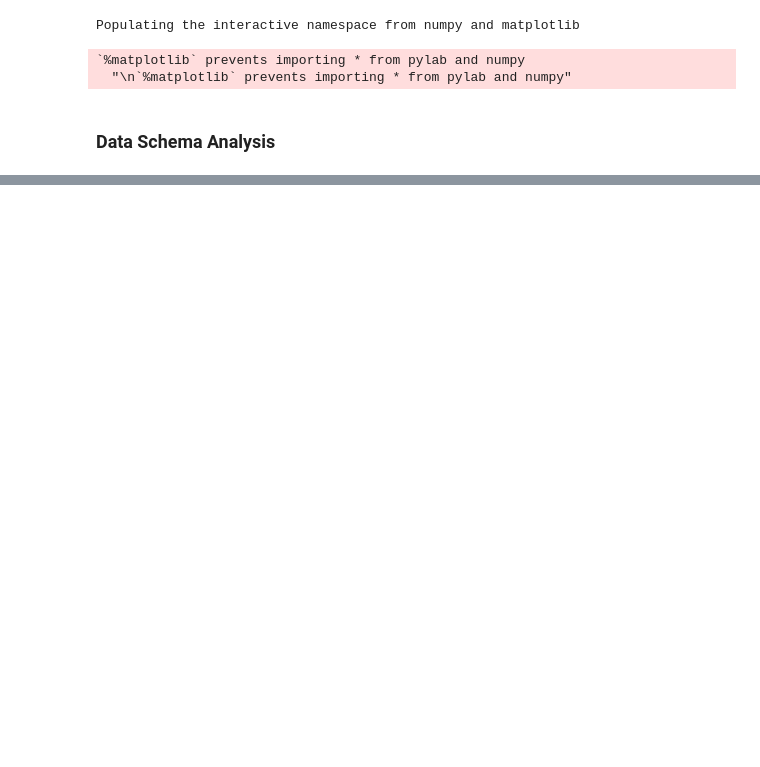
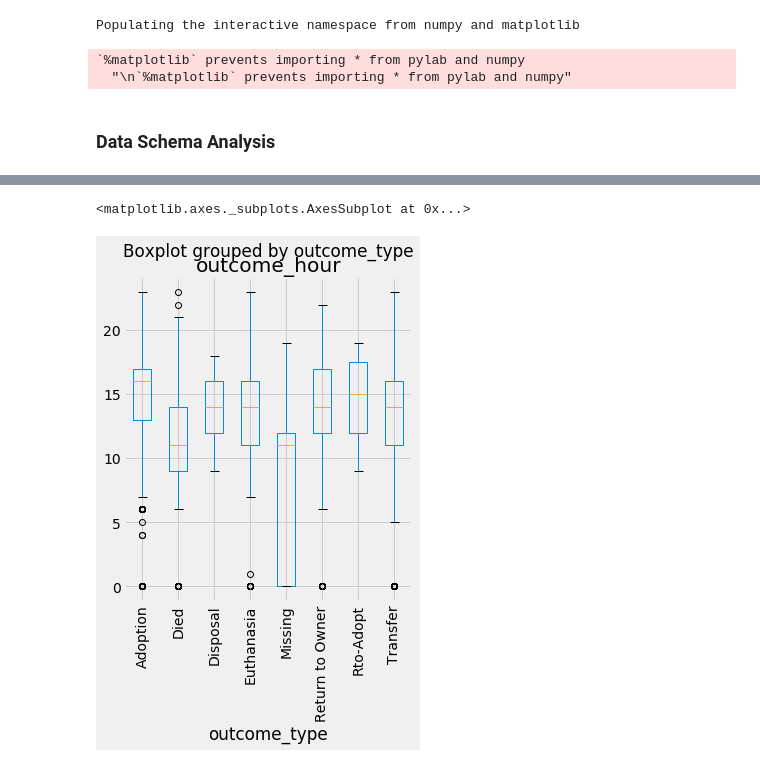
Before and after one commit to albertsaave/scs_3251_project, a Jupyter notebook: hugh-acc-shelter-cats.ipynb, the cells around one changed output, grey strips where cells are left out. Drawn from its saved outputs; the diff is of its cells as text; code cells hidden in the pictures; blank space fills up the shorter version.

```diff
--- a/hugh-acc-shelter-cats.ipynb
+++ b/hugh-acc-shelter-cats.ipynb
@@ -537,0 +312,5 @@ LinAlgError: Singular matrix
+# %%
+cats_df.boxplot('outcome_hour','outcome_type',rot = 90,figsize=(5,6))
+# %% [output]
+<matplotlib.axes._subplots.AxesSubplot at 0x...>
+[figure, added]
```
Also changed, not shown: parts of 119 cells of this notebook.
